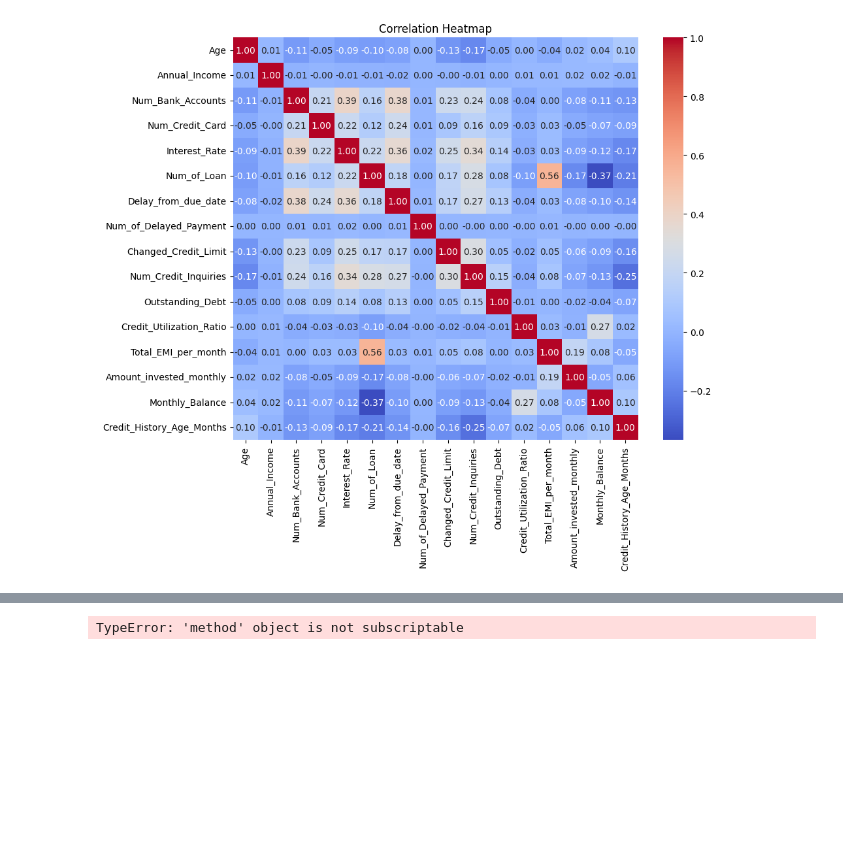
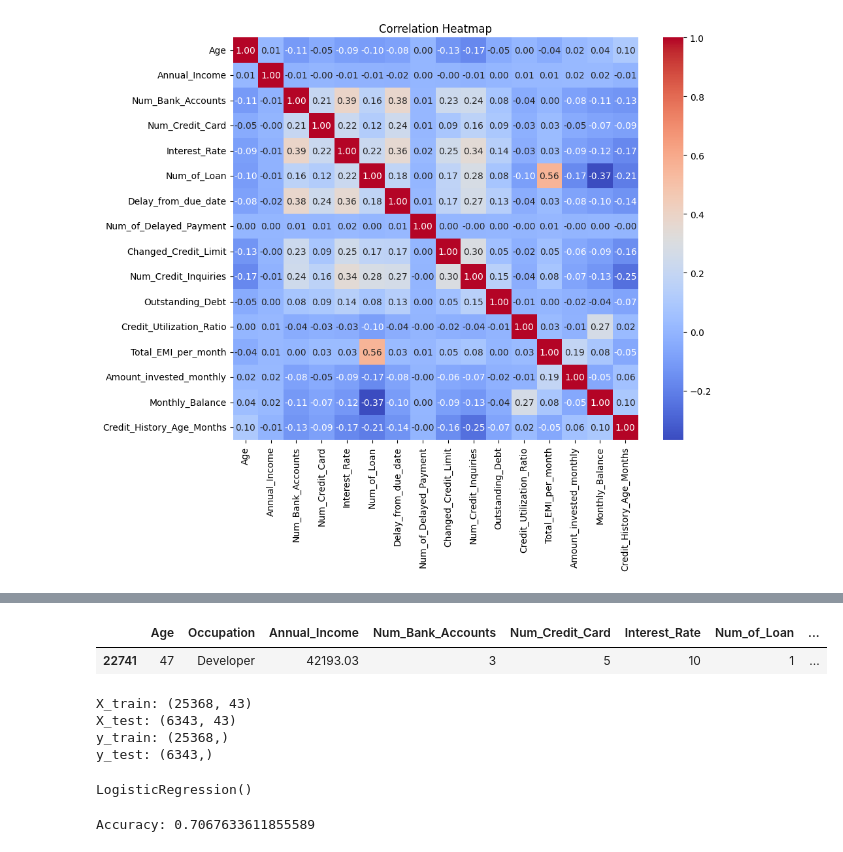
Before and after one commit to Aman-Darrell/Data-Science, a Jupyter notebook: ClassificationPractice.ipynb, the cells around one changed output, grey strips where cells are left out. Saved outputs shown, nothing was run; the diff lists cells and outputs as text; code cells hidden in the pictures; blank space fills up the shorter version.

```diff
--- a/ClassificationPractice.ipynb
+++ b/ClassificationPractice.ipynb
@@ -617,10 +633,16 @@ plt.show()
+# %%
+df.sample()
+# %% [output]
+|  | Age | Occupation | Annual_Income | Num_Bank_Accounts | Num_Credit_Card | Interest_Rate | Num_of_Loan | ... |
+| 22741 | 47 | Developer | 42193.03 | 3 | 5 | 10 | 1 | ... |
 # %%
 from sklearn.model_selection import train_test_split
 from sklearn.linear_model import LogisticRegression
 from sklearn.metrics import accuracy_score, classification_report, confusion_matrix
 
-x = data.drop["Credit_Score"]
+X = data.drop("Credit_Score", axis=1)
 y = data["Credit_Score"]
+
 
 X_train, X_test, y_train, y_test = train_test_split(X,y, test_size = .2, random_state = 44)
 
@@ -629,4 +651,12 @@ print("X_test:", X_test.shape)
 print("y_train:", y_train.shape)
 print("y_test:", y_test.shape)
 # %% [output]
-TypeError: 'method' object is not subscriptable
+X_train: (25368, 43)
+X_test: (6343, 43)
+y_train: (25368,)
+y_test: (6343,)
+# %%
+model = LogisticRegression()
+model.fit(X_train, y_train)
+# %% [output]
+LogisticRegression()
@@ -632,0 +665,4 @@ TypeError: 'method' object is not subscriptable
+# %%
+print("Accuracy:", accuracy_score(y_test, y_pred))
+# %% [output]
+Accuracy: 0.7067633611855589
```
Also changed, not shown: parts of 15 cells of this notebook.
